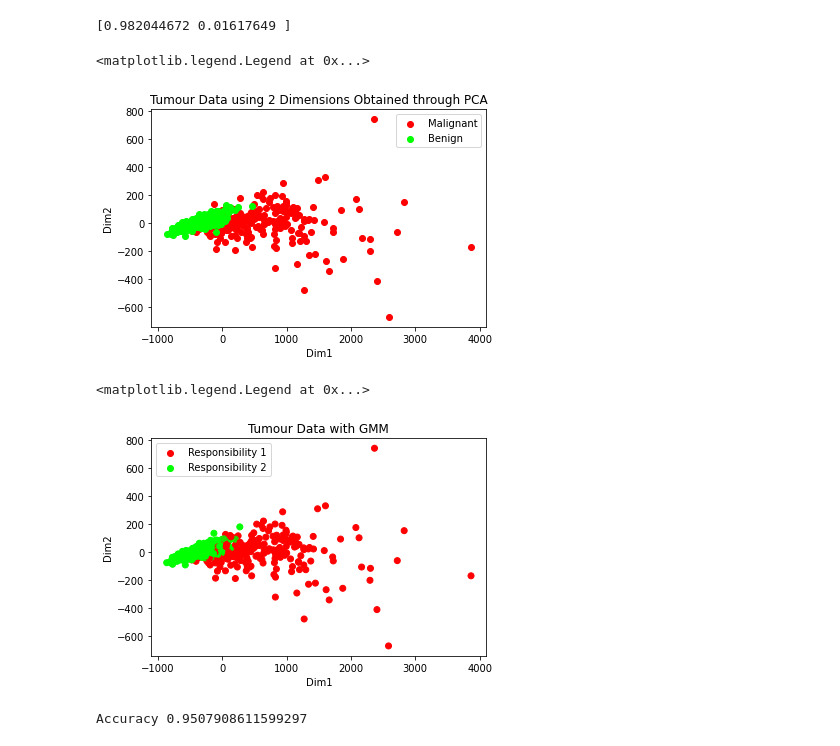
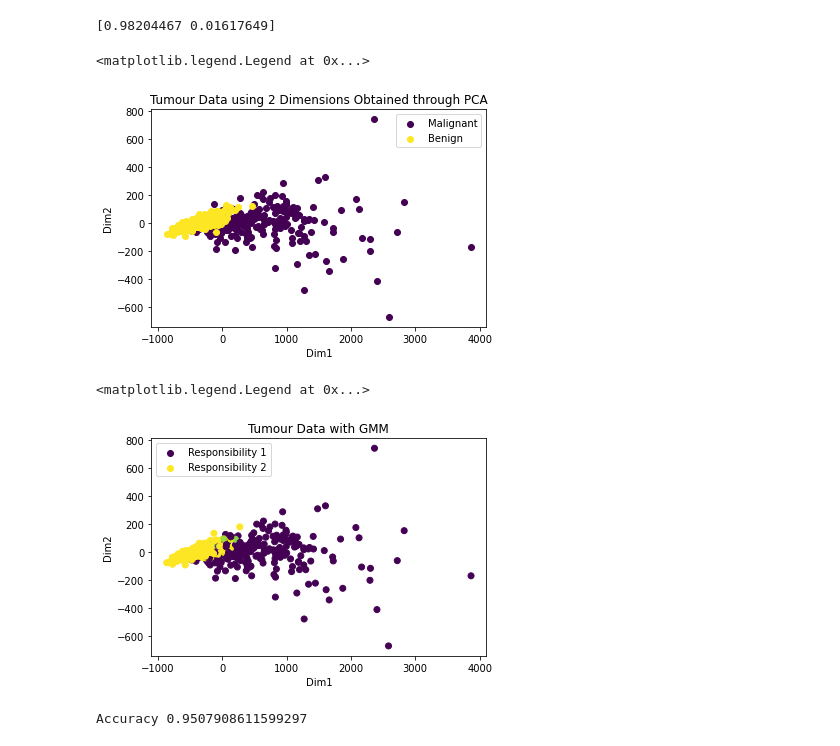
Before and after one commit to philipmortimer/machine_learning_cw, a Jupyter notebook: 3 Clustering and Dimensionality Reduction/3Task4 5 6.ipynb, the cells around one changed output. Saved outputs shown, nothing was run; the diff lists cells and outputs as text; code cells hidden in the pictures.

```diff
--- a/3 Clustering and Dimensionality Reduction/3Task4 5 6.ipynb
+++ b/3 Clustering and Dimensionality Reduction/3Task4 5 6.ipynb
@@ -30,37 +30,39 @@ print(pca.explained_variance_ratio_)
 #Plots PCA space
 malig_reduced = [X_reduce[idx] for idx in range(len(X_reduce)) if Y[idx] == MALIGNANT]
 benign_reduced = [X_reduce[idx] for idx in range(len(X_reduce)) if Y[idx] == BENIGN]
-plt.scatter([m[0] for m in malig_reduced], [m[1] for m in malig_reduced], c=[[1, 0, 0]], label='Malignant')
-plt.scatter([b[0] for b in benign_reduced], [b[1] for b in benign_reduced], c=[[0, 1, 0]], label='Benign')
+plt.scatter([m[0] for m in malig_reduced], [m[1] for m in malig_reduced], c=[[68/255, 1/255, 84/255]],
+            label='Malignant')
+plt.scatter([b[0] for b in benign_reduced], [b[1] for b in benign_reduced], c=[[253/255, 231/255, 37/255]],
+            label='Benign')
 plt.xlabel("Dim1")
 plt.ylabel("Dim2")
 plt.title("Tumour Data using 2 Dimensions Obtained through PCA")
 plt.legend()
 # %% [output]
-[0.982044672 0.01617649 ]
+[0.98204467 0.01617649]
 <matplotlib.legend.Legend at 0x...>
-[figure, old version]
+[figure, new version]
 # %%
 # Task 5
 from sklearn.mixture import GaussianMixture
 # Trains GMM
 gmm = GaussianMixture(n_components=2, max_iter=100)
 gmm.fit(X)
 # Loops through data and calculates what percent of each distribution it's from. Sets colour accorrdingly
 comp = gmm.predict_proba(X)
-comp_col = [[sc[0], sc[1], 0] for sc in comp]
-plt.scatter([], [], c=[[1,0,0]], label='Responsibility 1')
-plt.scatter([], [], c=[[0,1,0]], label='Responsibility 2')
-plt.scatter([x[0] for x in X_reduce], [x[1] for x in X_reduce], c=comp_col)
+# Note that resp1 + resp 2 = 1 for all values here
+plt.scatter([], [], c=[[68/255, 1/255, 84/255]], label='Responsibility 1')
+plt.scatter([], [], c=[[253/255, 231/255, 37/255]], label='Responsibility 2')
+plt.scatter([x[0] for x in X_reduce], [x[1] for x in X_reduce], c=comp[:,0])
 plt.xlabel("Dim1")
 plt.ylabel("Dim2")
 plt.title("Tumour Data with GMM")
 plt.legend()
 # If graph does not look like report, re run a few times till it does.
 # This occurs as responsibility order is random
 # %% [output]
 <matplotlib.legend.Legend at 0x...>
-[figure, old version]
+[figure, new version]
 # %%
 # Prints accuracy
 preds = [np.argmax(c) for c in comp]
```
Also changed, not shown: 6 other files.
